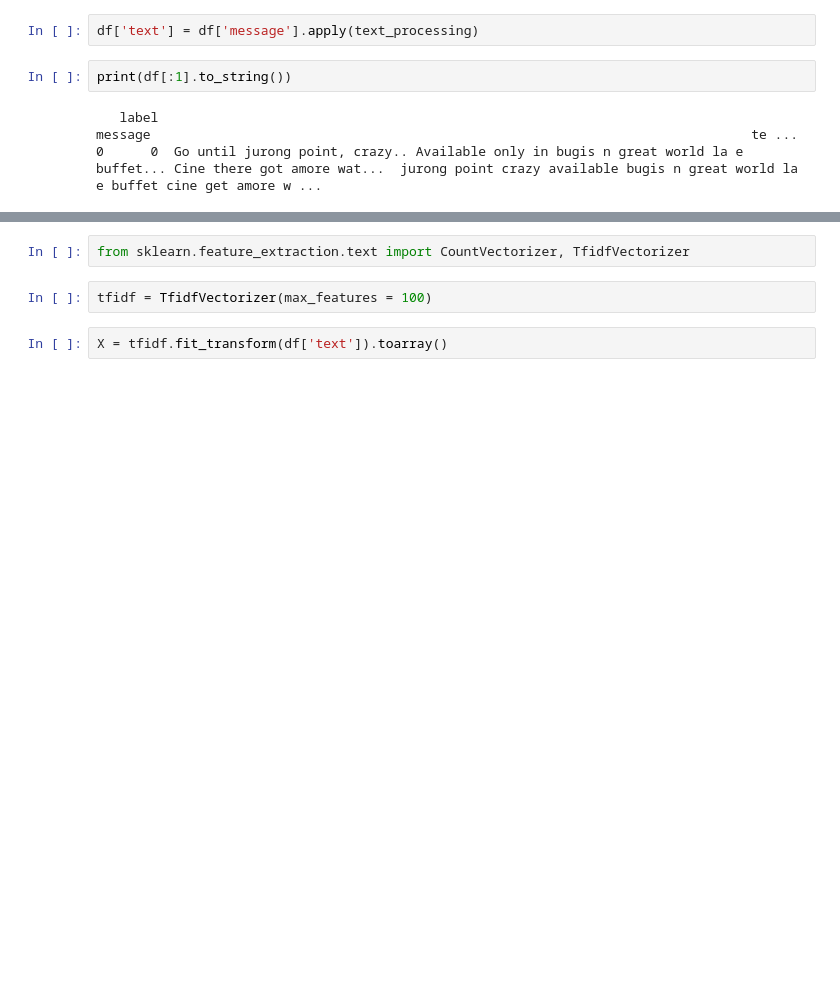
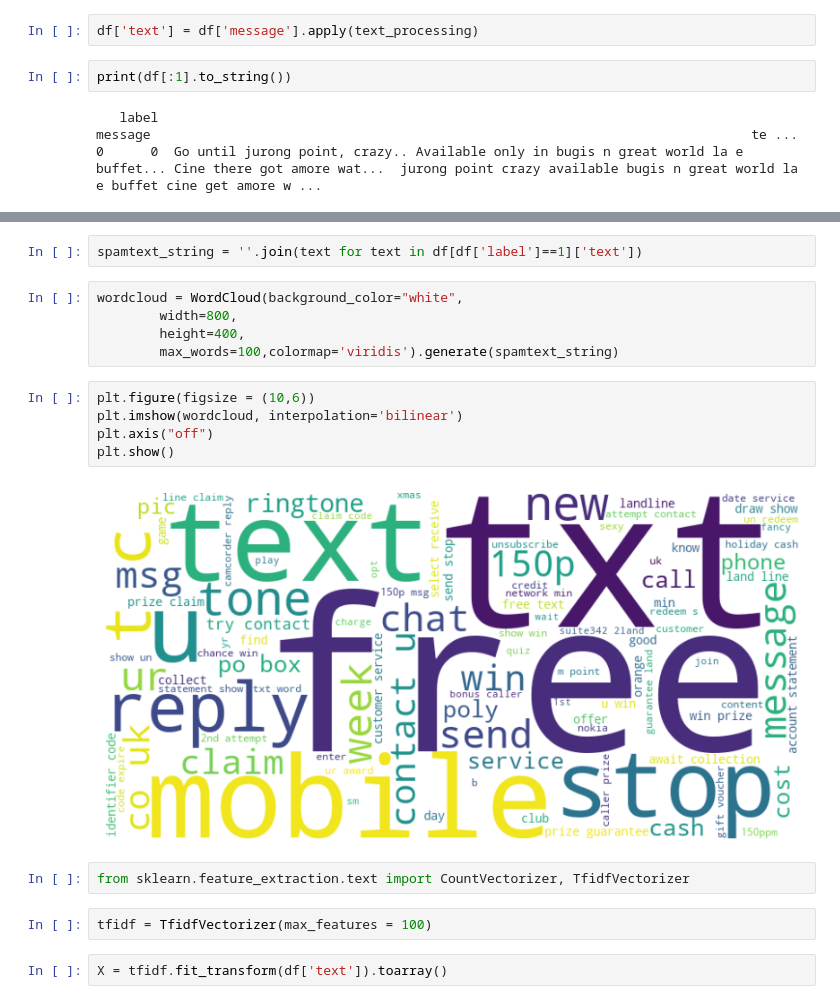
Before and after one commit to suryashekhawat52/spam_detection_e2e_with_dvc, a Jupyter notebook: notebooks/EDA.ipynb, the cells around one changed output, grey strips where cells are left out. Drawn from its saved outputs; the diff is of its cells as text; blank space fills up the shorter version.

```diff
--- a/notebooks/EDA.ipynb
+++ b/notebooks/EDA.ipynb
@@ -102,3 +110,17 @@ print(df[:1].to_string())
+# %%
+spamtext_string = ''.join(text for text in df[df['label']==1]['text'])
+# %%
+wordcloud = WordCloud(background_color="white",
+        width=800,
+        height=400,
+        max_words=100,colormap='viridis').generate(spamtext_string)
+# %%
+plt.figure(figsize = (10,6))
+plt.imshow(wordcloud, interpolation='bilinear')
+plt.axis("off")
+plt.show()
+# %% [output]
+[figure, added]
 # %%
 from sklearn.feature_extraction.text import CountVectorizer, TfidfVectorizer
 # %%
```
Also changed, not shown: parts of 2 cells of this notebook, 16 other files.
